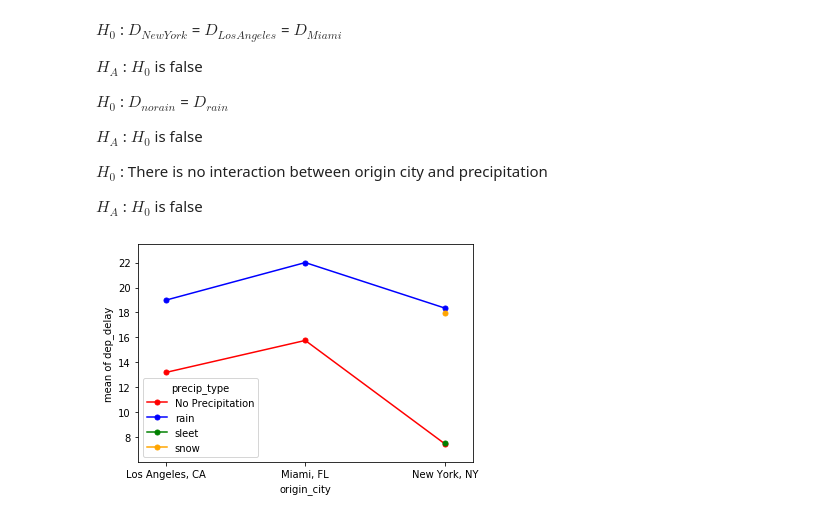
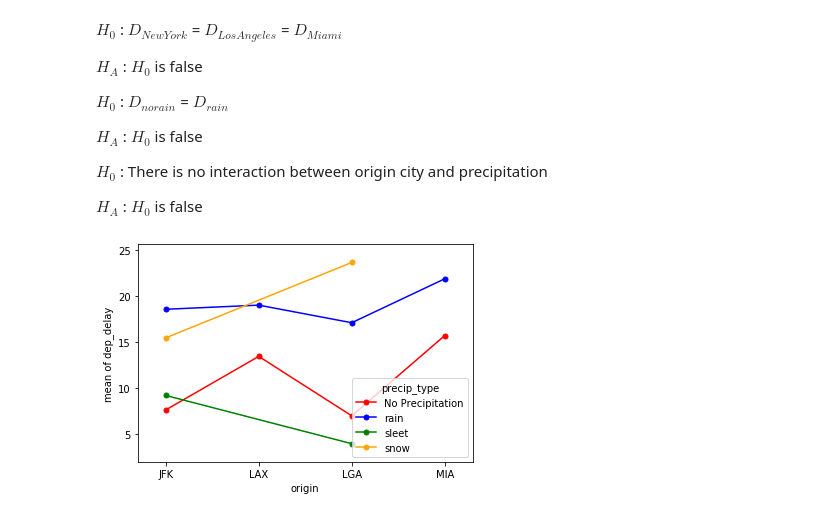
Before and after one commit to rweng18/aqi_project, a Jupyter notebook: ANOVA_tests.ipynb, the cells around one changed output. Saved outputs shown, nothing was run; the diff lists cells and outputs as text; code cells hidden in the pictures.

```diff
--- a/ANOVA_tests.ipynb
+++ b/ANOVA_tests.ipynb
@@ -278,12 +328,12 @@ $H_0$ : There is no interaction between origin city and precipitation
 
 $H_A$ : $H_0$ is false
 # %%
-fig = interaction_plot(x = flight_weather_precip.origin_city,
+fig = interaction_plot(x = flight_weather_precip.origin,
                        trace = flight_weather_precip.precip_type,
                        response = flight_weather_precip.dep_delay,
                        colors = ['red', 'blue', 'green', 'orange'], ms=10)
 # %% [output]
-[figure, old version]
+[figure, new version]
 # %%
 flight_weather_twoway = flight_weather_precip[flight_weather_precip['precip_type'].isin(['No Precipitation', 'rain'])]
 # %%
```
Also changed, not shown: parts of 33 cells of this notebook.
